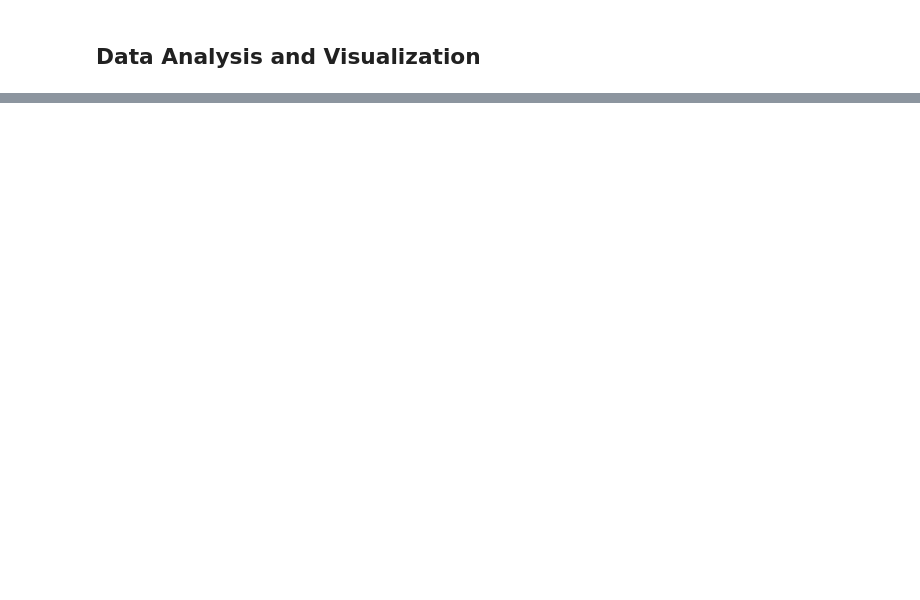
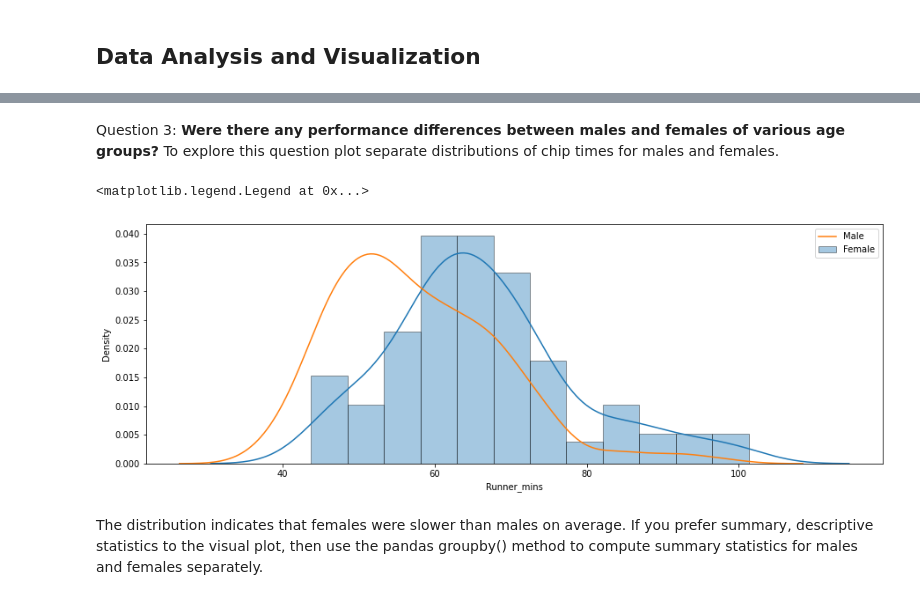
Before and after one commit to pkaran57/data-engineering, a Jupyter notebook: in-class-assignments/assignment-1/assignment-1.ipynb, the cells around one changed output, grey strips where cells are left out. Saved outputs shown, nothing was run; the diff lists cells and outputs as text; code cells hidden in the pictures; blank space fills up the shorter version.

```diff
--- a/in-class-assignments/assignment-1/assignment-1.ipynb
+++ b/in-class-assignments/assignment-1/assignment-1.ipynb
@@ -353,0 +433,13 @@ df7.head()
+# %% [markdown]
+Question 3: __Were there any performance differences between males and females of various age groups?__ To explore this question plot separate distributions of chip times for males and females.
+# %%
+f_fuko = df7.loc[df7[' Gender']=='F']['Runner_mins']
+m_fuko = df7.loc[df7[' Gender']=='M']['Runner_mins']
+sns.distplot(f_fuko, hist=True, kde=True, rug=False, hist_kws={'edgecolor':'black'}, label='Female')
+sns.distplot(m_fuko, hist=False, kde=True, rug=False, hist_kws={'edgecolor':'black'}, label='Male')
+plt.legend()
+# %% [output]
+<matplotlib.legend.Legend at 0x...>
+[figure, added]
+# %% [markdown]
+The distribution indicates that females were slower than males on average. If you prefer summary, descriptive statistics to the visual plot, then use the pandas groupby() method to compute summary statistics for males and females separately.
```
Also changed, not shown: parts of 17 cells of this notebook.
